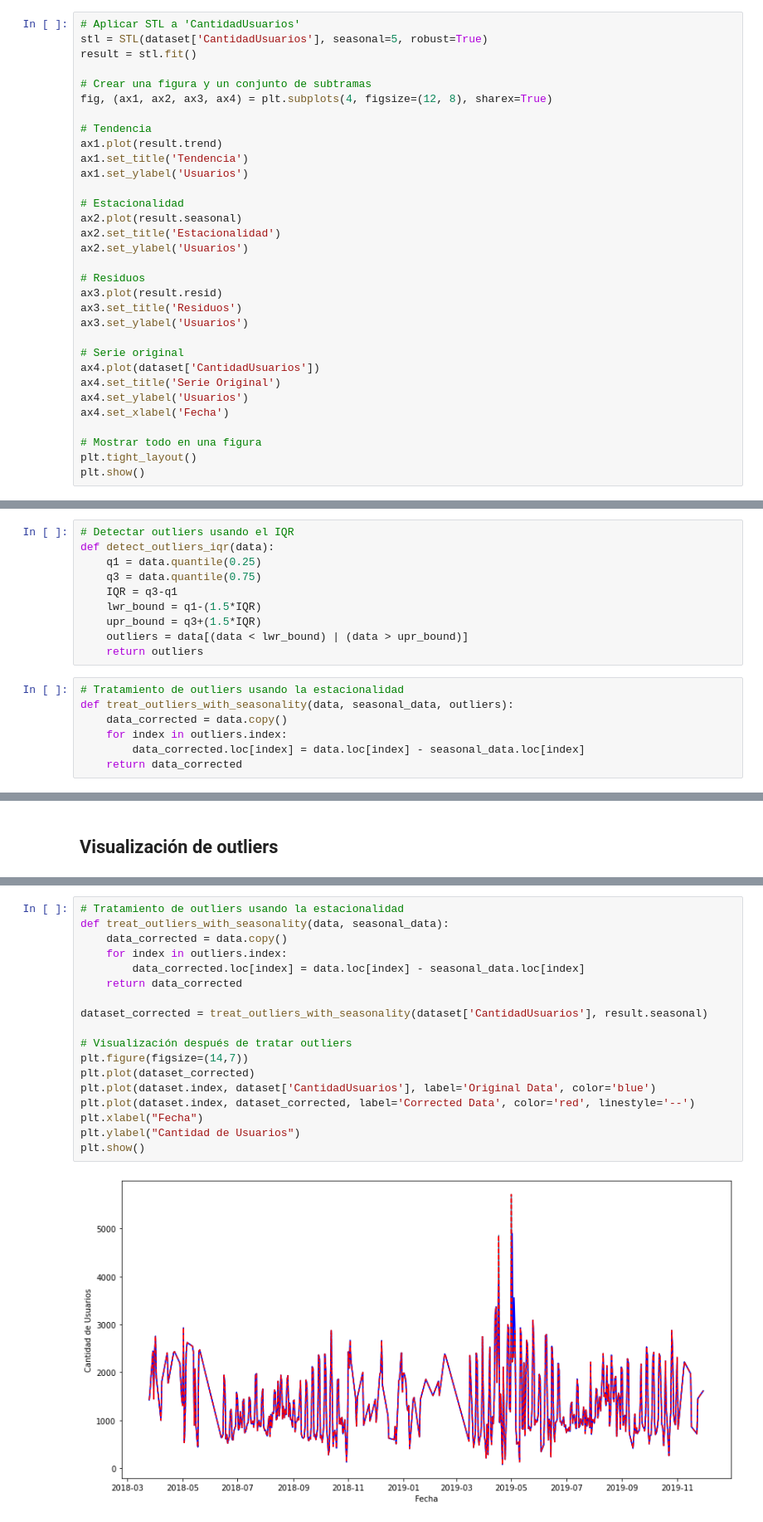
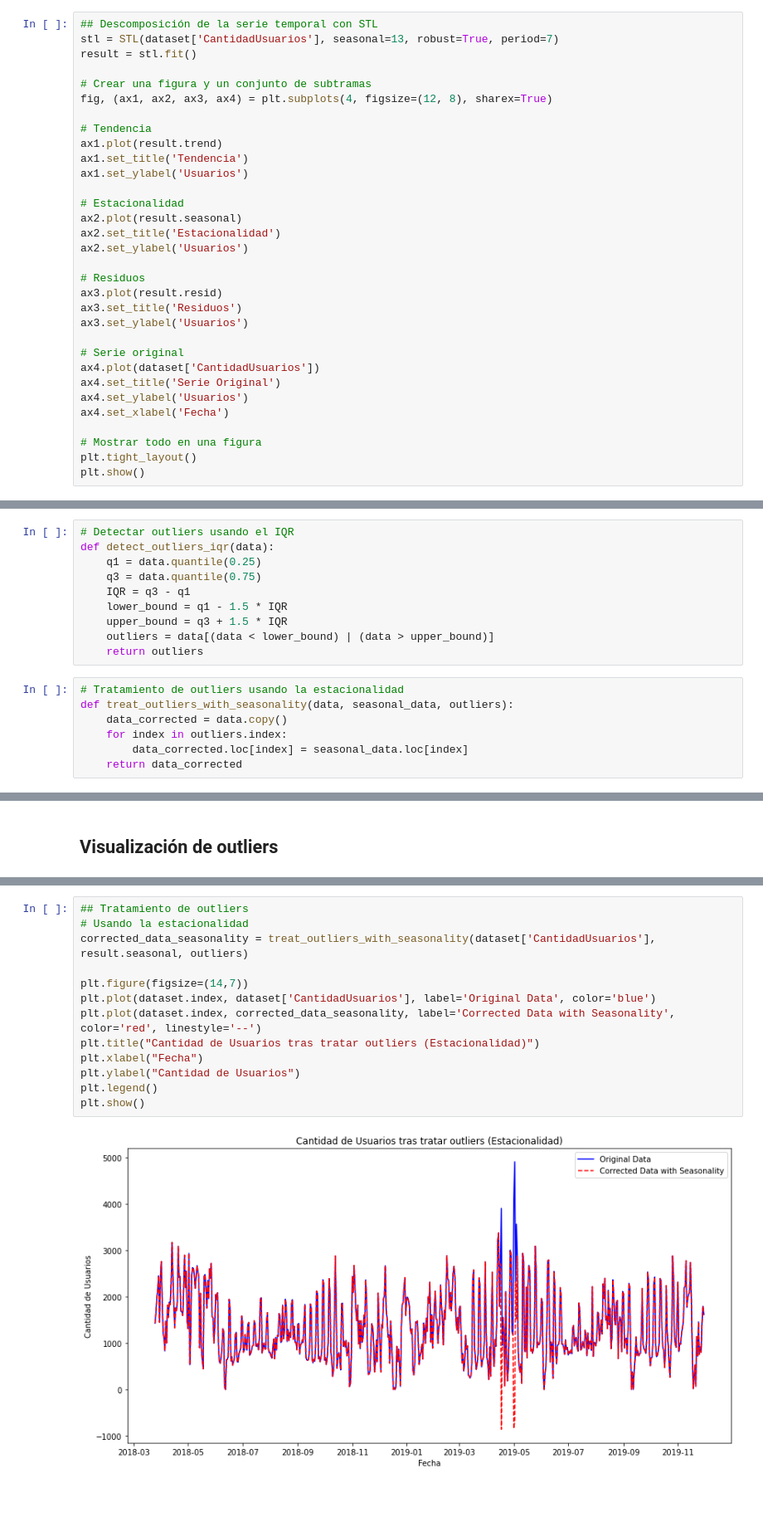
Before and after one commit to adrianmartinbenito/MLTeleferico, a Jupyter notebook: notebooks/2_outliers_detection.ipynb, the cells around one changed output, grey strips where cells are left out. Shown at 83% size. Cells and saved outputs as stored; diff of their text form; blank space fills up the shorter version.

```diff
--- a/notebooks/2_outliers_detection.ipynb
+++ b/notebooks/2_outliers_detection.ipynb
@@ -26,8 +25,8 @@ plt.show()
 # %% [markdown]
 ## Descomposición de la serie temporal con STL
 # %%
-# Aplicar STL a 'CantidadUsuarios'
-stl = STL(dataset['CantidadUsuarios'], seasonal=5, robust=True)
+## Descomposición de la serie temporal con STL
+stl = STL(dataset['CantidadUsuarios'], seasonal=13, robust=True, period=7)
 result = stl.fit()
 
 # Crear una figura y un conjunto de subtramas
@@ -66,17 +65,17 @@ plt.show()
 def detect_outliers_iqr(data):
     q1 = data.quantile(0.25)
     q3 = data.quantile(0.75)
-    IQR = q3-q1
-    lwr_bound = q1-(1.5*IQR)
-    upr_bound = q3+(1.5*IQR)
-    outliers = data[(data < lwr_bound) | (data > upr_bound)]
+    IQR = q3 - q1
+    lower_bound = q1 - 1.5 * IQR
+    upper_bound = q3 + 1.5 * IQR
+    outliers = data[(data < lower_bound) | (data > upper_bound)]
     return outliers
 # %%
 # Tratamiento de outliers usando la estacionalidad
 def treat_outliers_with_seasonality(data, seasonal_data, outliers):
     data_corrected = data.copy()
     for index in outliers.index:
-        data_corrected.loc[index] = data.loc[index] - seasonal_data.loc[index]
+        data_corrected.loc[index] = seasonal_data.loc[index]
     return data_corrected
 # %%
 def treat_outliers_with_residuals(original_data, resid_data):
@@ -175,21 +138,16 @@ IndexError: only integers, slices (`:`), ellipsis (`...`), numpy.newaxis (`None`
 # %%
-# Tratamiento de outliers usando la estacionalidad
-def treat_outliers_with_seasonality(data, seasonal_data):
-    data_corrected = data.copy()
-    for index in outliers.index:
-        data_corrected.loc[index] = data.loc[index] - seasonal_data.loc[index]
-    return data_corrected
+## Tratamiento de outliers
+# Usando la estacionalidad
+corrected_data_seasonality = treat_outliers_with_seasonality(dataset['CantidadUsuarios'], result.seasonal, outliers)
 
-dataset_corrected = treat_outliers_with_seasonality(dataset['CantidadUsuarios'], result.seasonal)
-
-# Visualización después de tratar outliers
 plt.figure(figsize=(14,7))
-plt.plot(dataset_corrected)
 plt.plot(dataset.index, dataset['CantidadUsuarios'], label='Original Data', color='blue')
-plt.plot(dataset.index, dataset_corrected, label='Corrected Data', color='red', linestyle='--')
+plt.plot(dataset.index, corrected_data_seasonality, label='Corrected Data with Seasonality', color='red', linestyle='--')
+plt.title("Cantidad de Usuarios tras tratar outliers (Estacionalidad)")
 plt.xlabel("Fecha")
 plt.ylabel("Cantidad de Usuarios")
+plt.legend()
 plt.show()
 # %% [output]
-[figure, old version]
+[figure, new version]
 # %%
```
Also changed, not shown: parts of 14 cells of this notebook, 14 other files.
